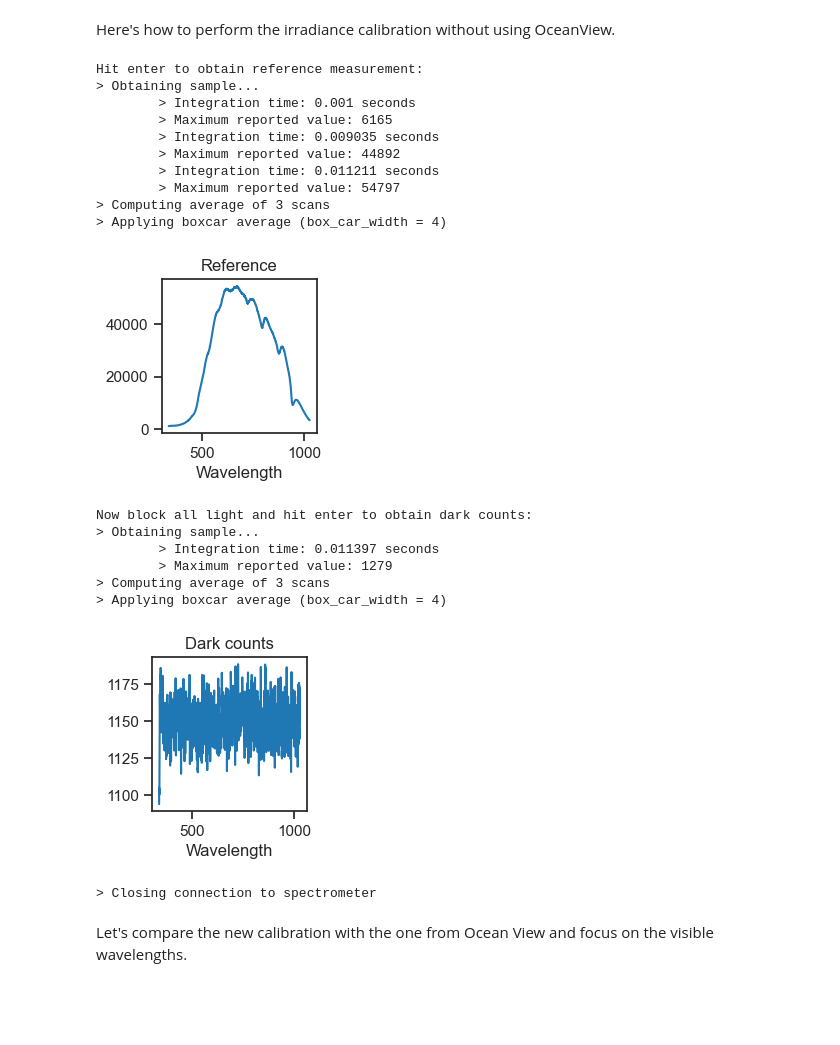
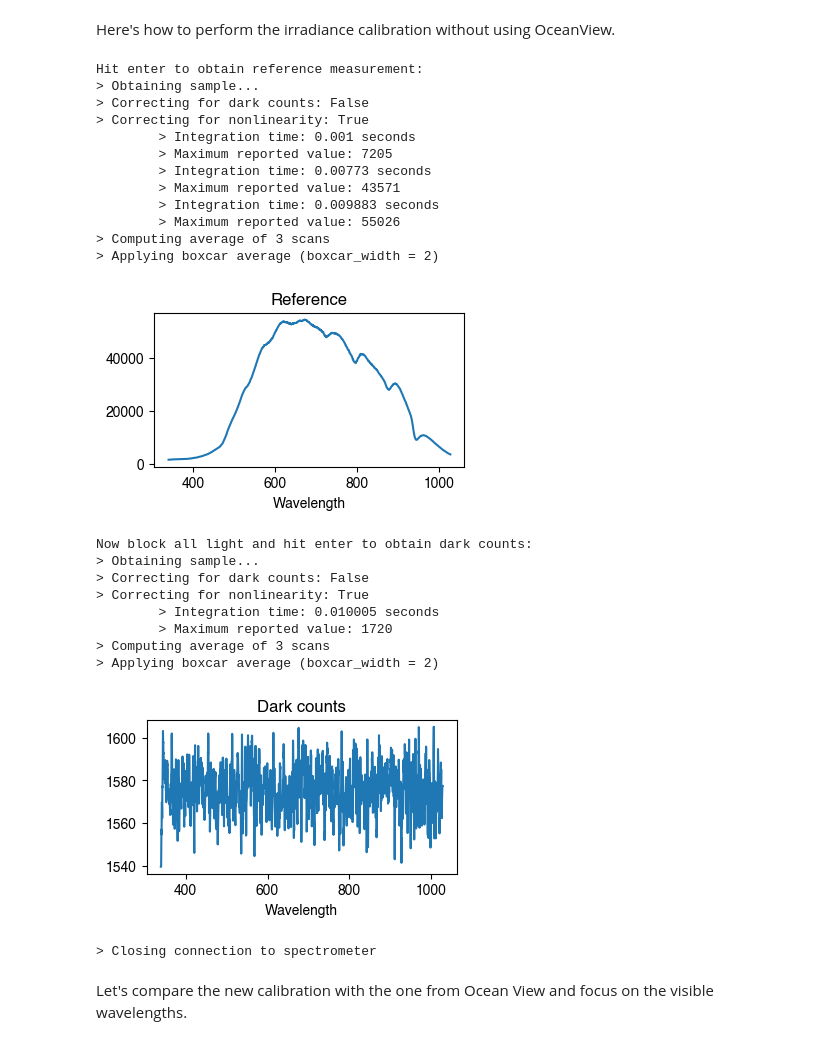
Before and after one commit to PySilentSubstitution/pysilsub, a Jupyter notebook: 07a_spectrometer_calibration.ipynb, the cells around one changed output. Cells and saved outputs as stored; diff of their text form; code cells hidden in the pictures; blank space fills up the shorter version.

```diff
--- a/07a_spectrometer_calibration.ipynb
+++ b/07a_spectrometer_calibration.ipynb
@@ -376,7 +386,9 @@ for ax in [ax1, ax2]:
 # %% [markdown]
 Here's how to perform the irradiance calibration without using OceanView.
 # %%
+import numpy as np
 from scipy import interpolate
+import matplotlib.pyplot as plt
 
 from pyplr.oceanops import OceanOptics
 
@@ -391,9 +403,9 @@ try:
         correct_nonlinearity = True,
         correct_dark_counts = False,
         scans_to_average=3,
-        box_car_width=4
+        boxcar_width=2
     )
-    reference_counts.plot(figsize=(2, 2), title='Reference')
+    reference_counts.plot(figsize=(4, 2), title='Reference')
     plt.show()
 
     # Perform dark measurement
@@ -403,9 +415,9 @@ try:
         correct_dark_counts = False,
         integration_time = reference_info['integration_time'],
         scans_to_average=3,
-        box_car_width=4
+        boxcar_width=2
     )
-    dark_counts.plot(figsize=(2, 2), title='Dark counts')
+    dark_counts.plot(figsize=(4, 2), title='Dark counts')
     plt.show()
 
     # Resample lamp file to pixel wavelengths
@@ -425,47 +437,51 @@ try:
     )
 
     # Make the calibration file. To do this we need to adapt the
     # formula slightly, dividing the resampled lamp data by the
     # reference measurement (instead of multiplying the reference
     # measurement by the calibration file).
     calibration_file = (
         resampled_lamp_data
         / ((reference_counts - dark_counts)
            / (integration_time
               * collection_area
               * wavelength_spread)
           )
     )
 
 except KeyboardInterrupt:
     print('> Calibration terminated by user')
 
 except Exception as e:
     print('> Something else went wrong')
     raise e
 
 finally:
     oo.close()
     print('> Closing connection to spectrometer')
 # %% [output]
 Hit enter to obtain reference measurement:
 > Obtaining sample...
+> Correcting for dark counts: False
+> Correcting for nonlinearity: True
         > Integration time: 0.001 seconds
-        > Maximum reported value: 6165
-        > Integration time: 0.009035 seconds
-        > Maximum reported value: 44892
-        > Integration time: 0.011211 seconds
-        > Maximum reported value: 54797
+        > Maximum reported value: 7205
+        > Integration time: 0.00773 seconds
+        > Maximum reported value: 43571
+        > Integration time: 0.009883 seconds
+        > Maximum reported value: 55026
 > Computing average of 3 scans
-> Applying boxcar average (box_car_width = 4)
+> Applying boxcar average (boxcar_width = 2)
-[figure, old version]
+[figure, new version]
 Now block all light and hit enter to obtain dark counts:
 > Obtaining sample...
-        > Integration time: 0.011397 seconds
-        > Maximum reported value: 1279
+> Correcting for dark counts: False
+> Correcting for nonlinearity: True
+        > Integration time: 0.010005 seconds
+        > Maximum reported value: 1720
 > Computing average of 3 scans
-> Applying boxcar average (box_car_width = 4)
+> Applying boxcar average (boxcar_width = 2)
-[figure, old version]
+[figure, new version]
 > Closing connection to spectrometer
 # %% [markdown]
 Let's compare the new calibration with the one from Ocean View and focus on the visible wavelengths.
```
Also changed, not shown: parts of 19 cells of this notebook, 55 other files.
